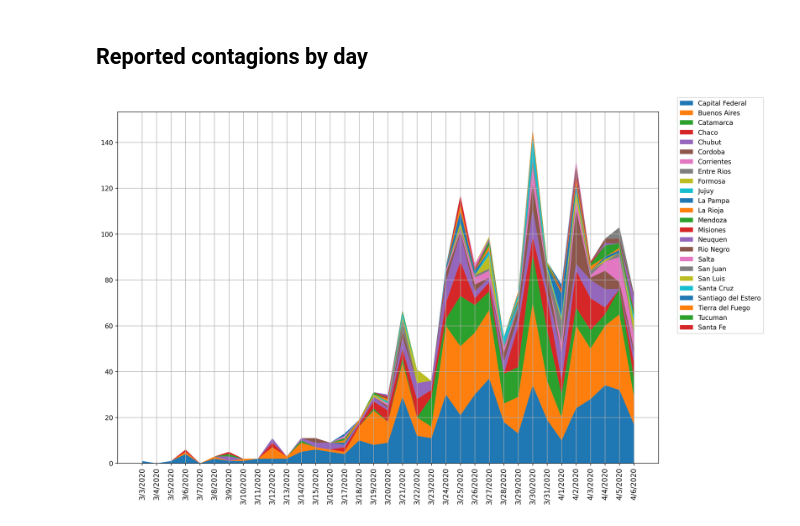
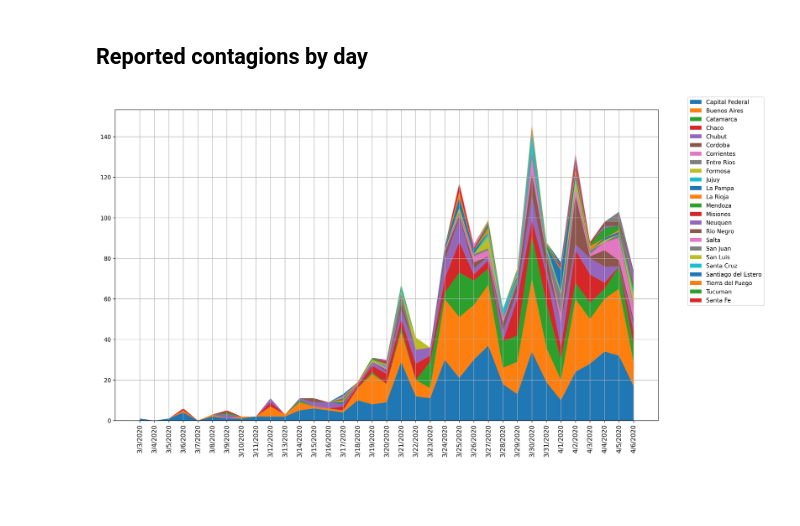
Before and after one commit to Fluzko/Covid-19-Argentina, a Jupyter notebook: Whole country analysis.ipynb, the cells around one changed output. Cells and saved outputs as stored; diff of their text form; code cells hidden in the pictures; blank space fills up the shorter version.

```diff
--- a/Whole country analysis.ipynb
+++ b/Whole country analysis.ipynb
@@ -196,16 +221,16 @@ plt.show()
 # %%
 y= df_confirmed.sort_values(by=['total_cases'], ascending=False).drop(columns=['total_cases']).values
 # sort_values(by=['total_cases'], ascending=False).
 x = df_confirmed_transposed.drop(columns=['total_cases','evolutive_cases']).index.values
 
 
 labels = df_confirmed.index.values
 
-plt.figure(figsize=(15,10),dpi=300)
+plt.figure(figsize=(17,10),dpi=300)
 plt.stackplot(x,y, labels=labels)
 plt.legend(bbox_to_anchor = (1.2,1.05))
 plt.xticks(rotation='vertical', size=11)
 plt.grid()
 plt.show()
 # %% [output]
-[figure, old version]
+[figure, new version]
```
Also changed, not shown: parts of 5 cells of this notebook.
